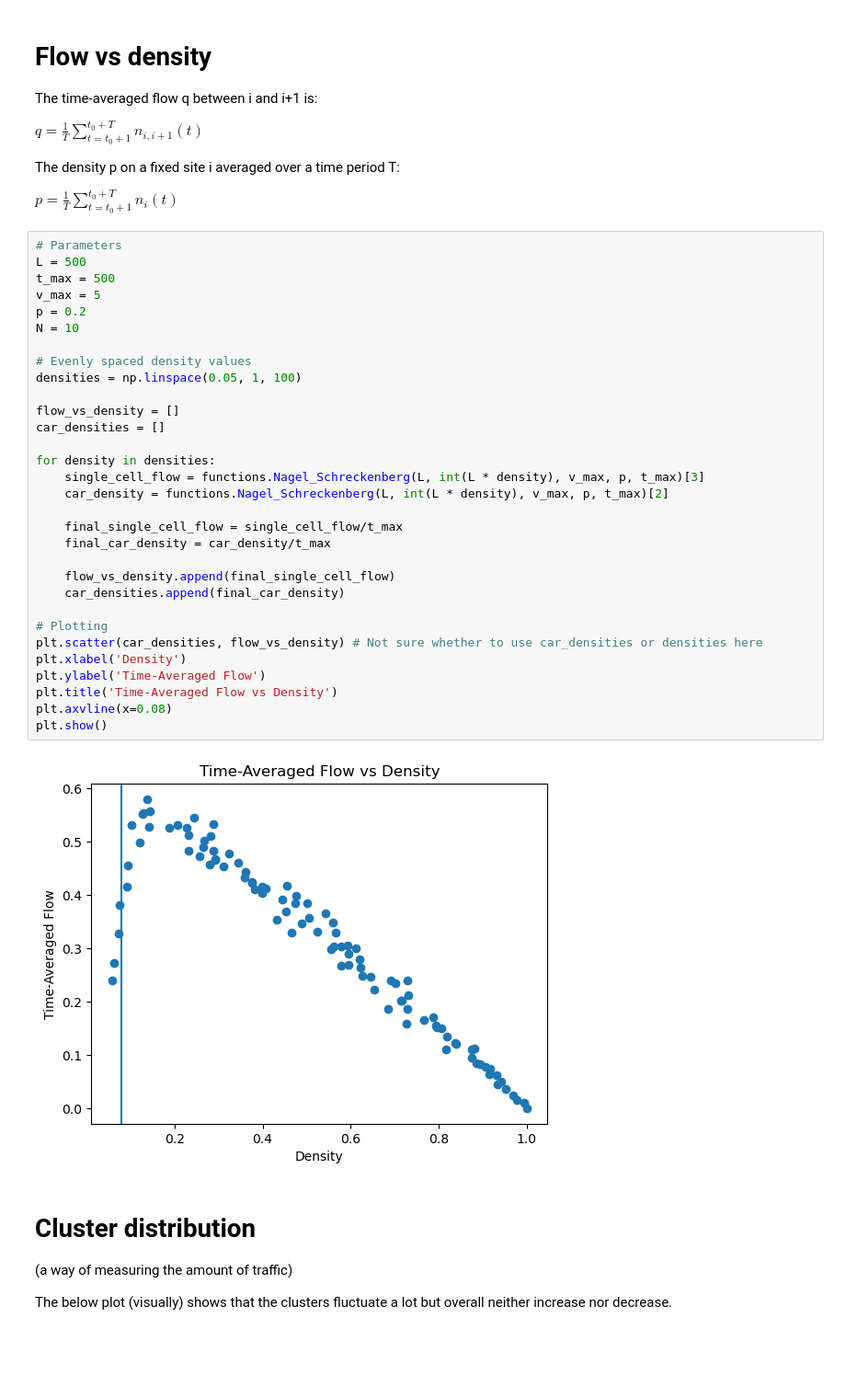
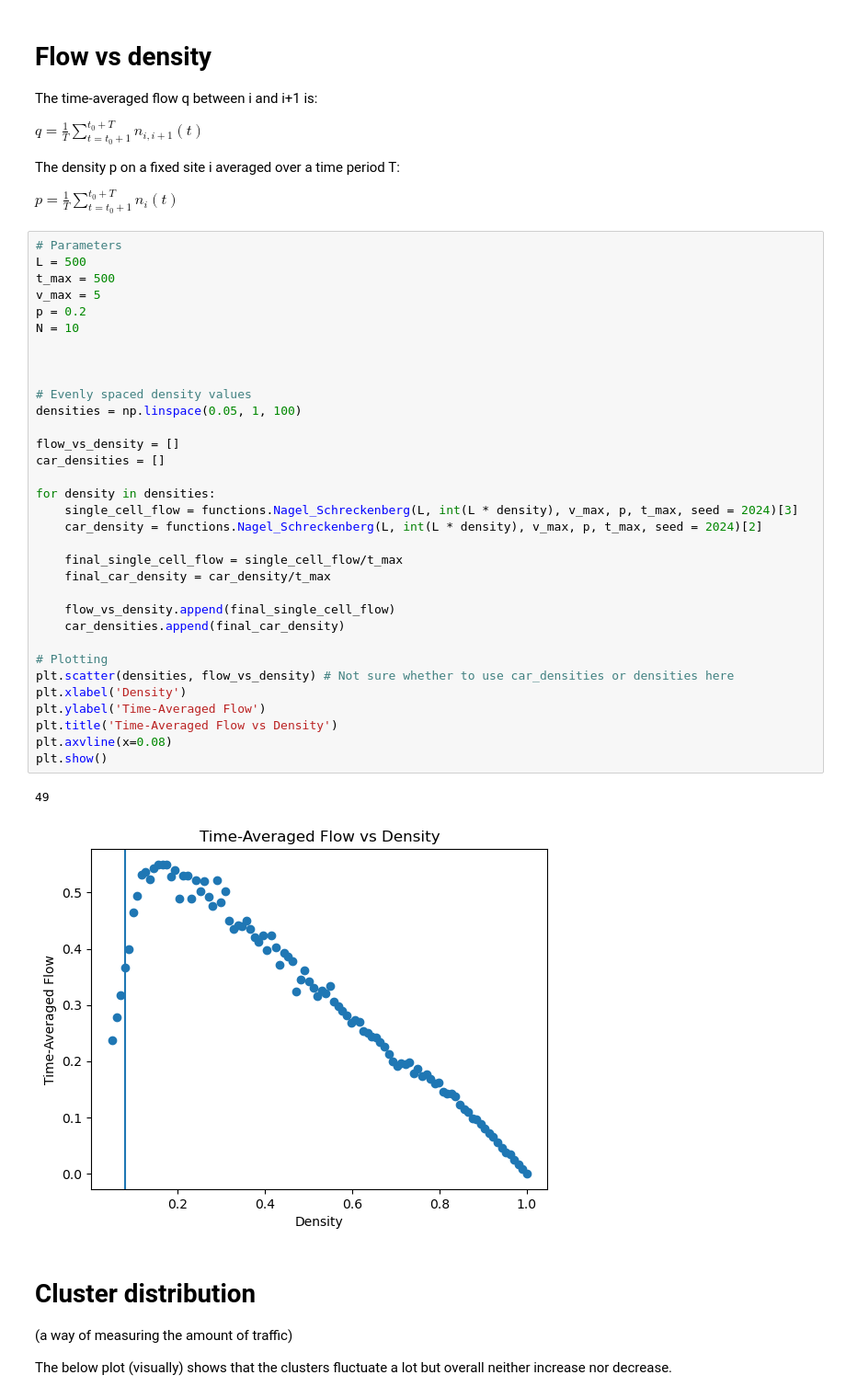
Before and after one commit to SofiaHilma/Traffic_flow_simulation, a Jupyter notebook: traffic_notebook.ipynb, the cells around one changed output. Shown at 92% size. Cells and saved outputs as stored; diff of their text form; blank space fills up the shorter version.

Commit message:
Updated functions module and added test module

```diff
--- a/traffic_notebook.ipynb
+++ b/traffic_notebook.ipynb
@@ -44,36 +44,39 @@ $p = \frac{1}{T}\sum_{t=t_0+1}^{t_0+T}n_{i}(t)$
 # %%
 # Parameters
 L = 500
 t_max = 500
 v_max = 5
 p = 0.2
 N = 10
 
+
+
 # Evenly spaced density values
 densities = np.linspace(0.05, 1, 100)
 
 flow_vs_density = []
 car_densities = []
 
 for density in densities:
-    single_cell_flow = functions.Nagel_Schreckenberg(L, int(L * density), v_max, p, t_max)[3]
-    car_density = functions.Nagel_Schreckenberg(L, int(L * density), v_max, p, t_max)[2]
+    single_cell_flow = functions.Nagel_Schreckenberg(L, int(L * density), v_max, p, t_max, seed = 2024)[3]
+    car_density = functions.Nagel_Schreckenberg(L, int(L * density), v_max, p, t_max, seed = 2024)[2]
 
     final_single_cell_flow = single_cell_flow/t_max
     final_car_density = car_density/t_max
 
     flow_vs_density.append(final_single_cell_flow)
     car_densities.append(final_car_density)
 
 # Plotting
-plt.scatter(car_densities, flow_vs_density) # Not sure whether to use car_densities or densities here
+plt.scatter(densities, flow_vs_density) # Not sure whether to use car_densities or densities here
 plt.xlabel('Density')
 plt.ylabel('Time-Averaged Flow')
 plt.title('Time-Averaged Flow vs Density')
 plt.axvline(x=0.08)
 plt.show()
 # %% [output]
+49
-[figure, old version]
+[figure, new version]
 # %% [markdown]
 # Cluster distribution
 
```
Also changed, not shown: parts of 8 cells of this notebook, 4 other files.
